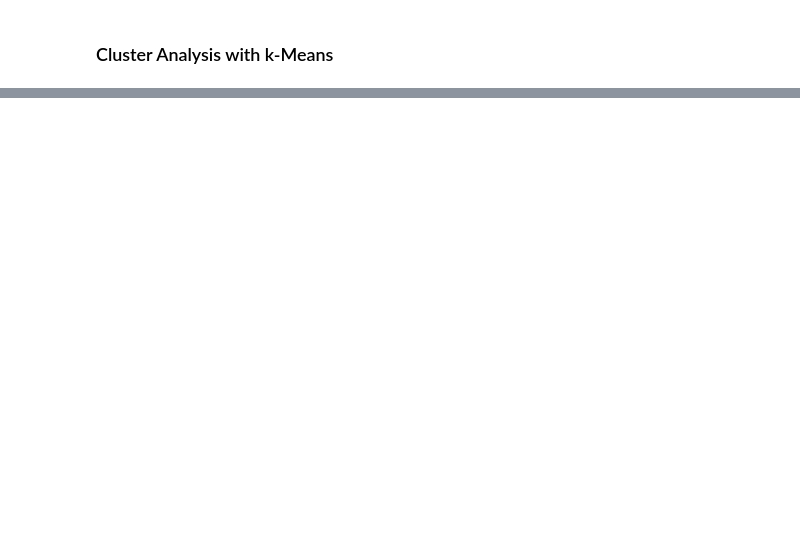
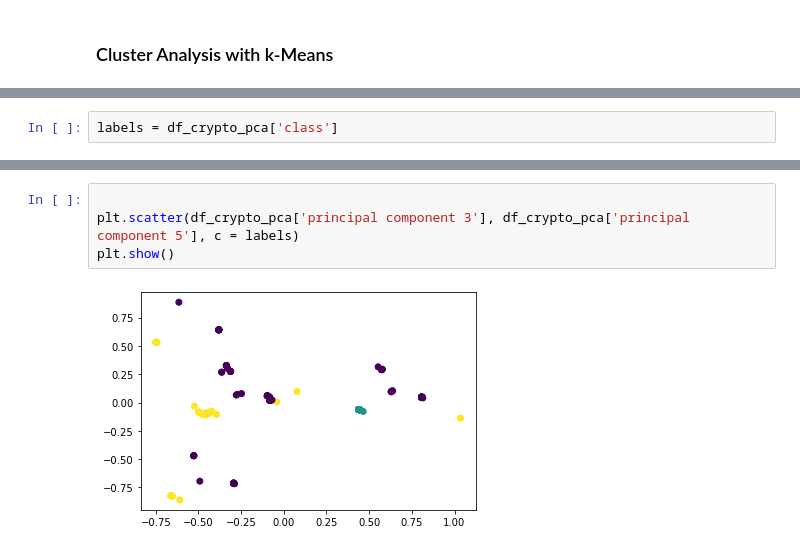
Before and after one commit to DasaSimo/Cryptocurrency-Clusters, a Jupyter notebook: crypto_clusters.ipynb, the cells around one changed output, grey strips where cells are left out. Drawn from its saved outputs; the diff is of its cells as text; blank space fills up the shorter version.

```diff
--- a/crypto_clusters.ipynb
+++ b/crypto_clusters.ipynb
@@ -222,0 +367,2 @@ df_elbow
+# %%
+labels = df_crypto_pca['class']
@@ -222,0 +380,6 @@ df_elbow
+# %%
+
+plt.scatter(df_crypto_pca['principal component 3'], df_crypto_pca['principal component 5'], c = labels)
+plt.show()
+# %% [output]
+[figure, added]
```
Also changed, not shown: parts of 24 cells of this notebook.
